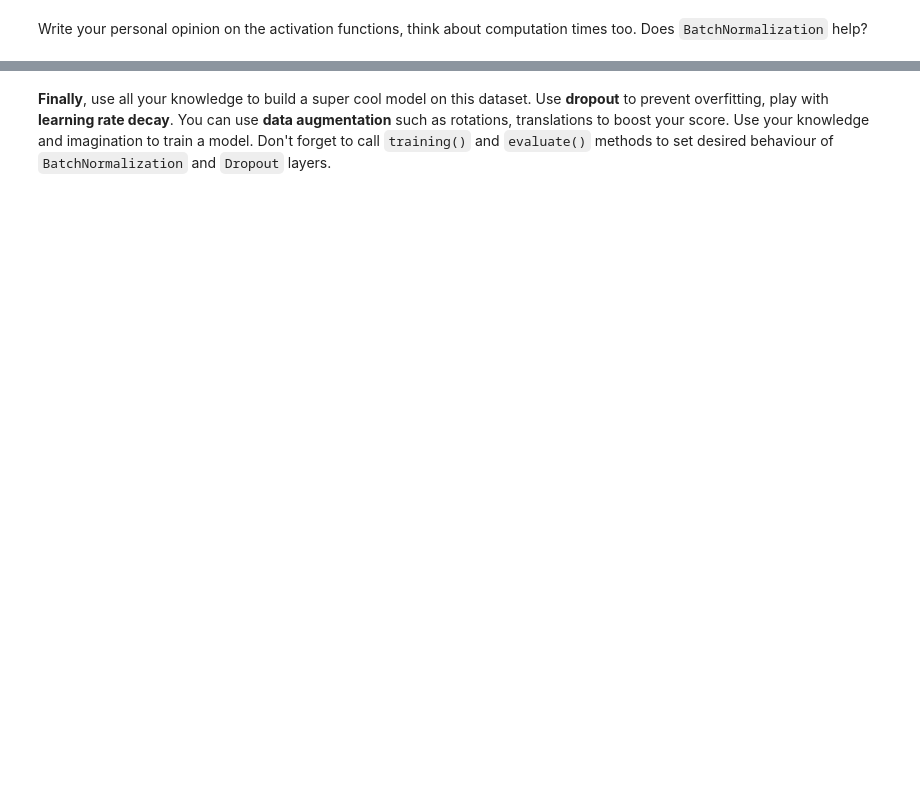
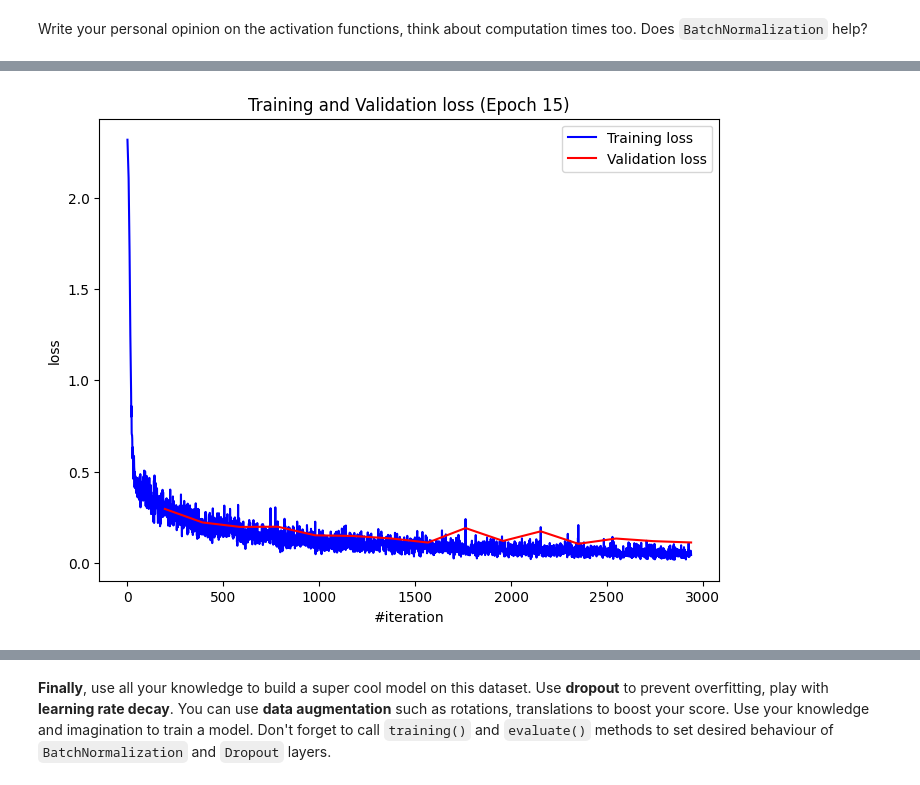
Before and after one commit to GreasyGoose/mipt_ml, a Jupyter notebook: hw02_deep_learning/main_notebook.ipynb, the cells around one changed output, grey strips where cells are left out. Cells and saved outputs as stored; diff of their text form; code cells hidden in the pictures; blank space fills up the shorter version.

```diff
--- a/hw02_deep_learning/main_notebook.ipynb
+++ b/hw02_deep_learning/main_notebook.ipynb
@@ -233,3 +233,6 @@ n_classes = 10
 y_train = np.eye(n_classes)[y_train]
 y_val = np.eye(n_classes)[y_val]
 y_test = np.eye(n_classes)[y_test]
+# %%
+input_size = X_train.shape[1] * X_train.shape[2]
+input_size
@@ -262,0 +388,38 @@ Write your personal opinion on the activation functions, think about computation
+# %%
+model_list2 = []
+for activation_name in ['ReLU', 'ELU', 'LeakyReLU', 'SoftPlus']:
+  net = Sequential()
+  net.add(Linear(input_size, 64))
+
+  net.add(BatchNormalization())
+  net.add(ChannelwiseScaling(64))
+
+  activation_class = globals()[activation_name]
+  net.add(activation_class())
+
+  net.add(Linear(64, n_classes))
+
+  net.add(BatchNormalization())
+  net.add(ChannelwiseScaling(n_classes))
+
+  net.add(LogSoftMax())
+
+  model_list2.append(net)
+# %%
+history2 = []
+for i in range(len(model_list2)):
+  h = train(model=model_list2[i],
+            X=X_train.reshape([len(X_train), -1]),
+            Y=y_train,
+            X_val=X_val.reshape([len(X_val), -1]),
+            Y_val=y_val,
+            num_epochs=15,
+            criterion=ClassNLLCriterion(),
+            batch_size=256,
+            optimizer=sgd_momentum,
+            optimizer_config=SGD_CONFIG,
+            optimizer_state = {},
+            )
+  history2.append(h)
+# %% [output]
+[figure, added]
```
Also changed, not shown: parts of 35 cells of this notebook.
